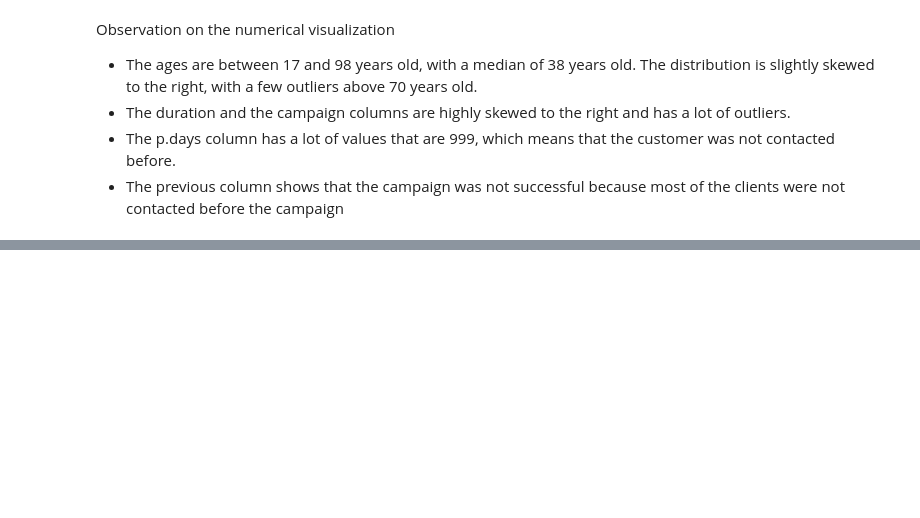
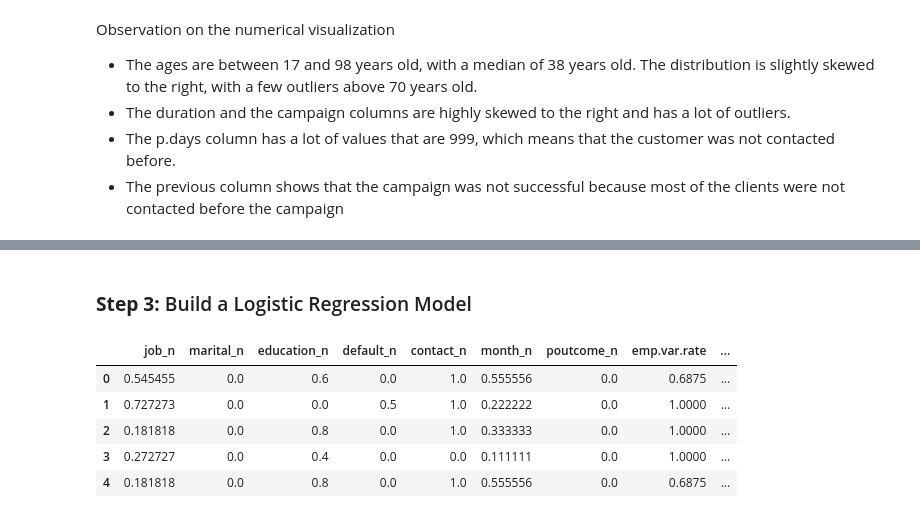
Before and after one commit to fevc08/logistic_regresion_ML, a Jupyter notebook: src/explore.ipynb, the cells around one changed output, grey strips where cells are left out. Cells and saved outputs as stored; diff of their text form; code cells hidden in the pictures; blank space fills up the shorter version.

```diff
--- a/src/explore.ipynb
+++ b/src/explore.ipynb
@@ -384,3 +370,19 @@ X_test['y_n'] = list(y_test)
 # Save the train and test dataframes
 X_train.to_csv('../data/processed/X_train.csv', index = False)
 X_test.to_csv('../data/processed/X_test.csv', index = False)
+# %% [markdown]
+### **Step 3:** Build a Logistic Regression Model
+# %%
+# Read the processed data
+train_data = pd.read_csv('../data/processed/X_train.csv')
+test_data = pd.read_csv('../data/processed/X_test.csv')
+
+# Display the train data
+train_data.head()
+# %% [output]
+|  | job_n | marital_n | education_n | default_n | contact_n | month_n | poutcome_n | emp.var.rate | ... |
+| 0 | 0.545455 | 0.0 | 0.6 | 0.0 | 1.0 | 0.555556 | 0.0 | 0.6875 | ... |
+| 1 | 0.727273 | 0.0 | 0.0 | 0.5 | 1.0 | 0.222222 | 0.0 | 1.0000 | ... |
+| 2 | 0.181818 | 0.0 | 0.8 | 0.0 | 1.0 | 0.333333 | 0.0 | 1.0000 | ... |
+| 3 | 0.272727 | 0.0 | 0.4 | 0.0 | 0.0 | 0.111111 | 0.0 | 1.0000 | ... |
+| 4 | 0.181818 | 0.0 | 0.8 | 0.0 | 1.0 | 0.555556 | 0.0 | 0.6875 | ... |
```
Also changed, not shown: parts of 21 cells of this notebook, 3 other files.
